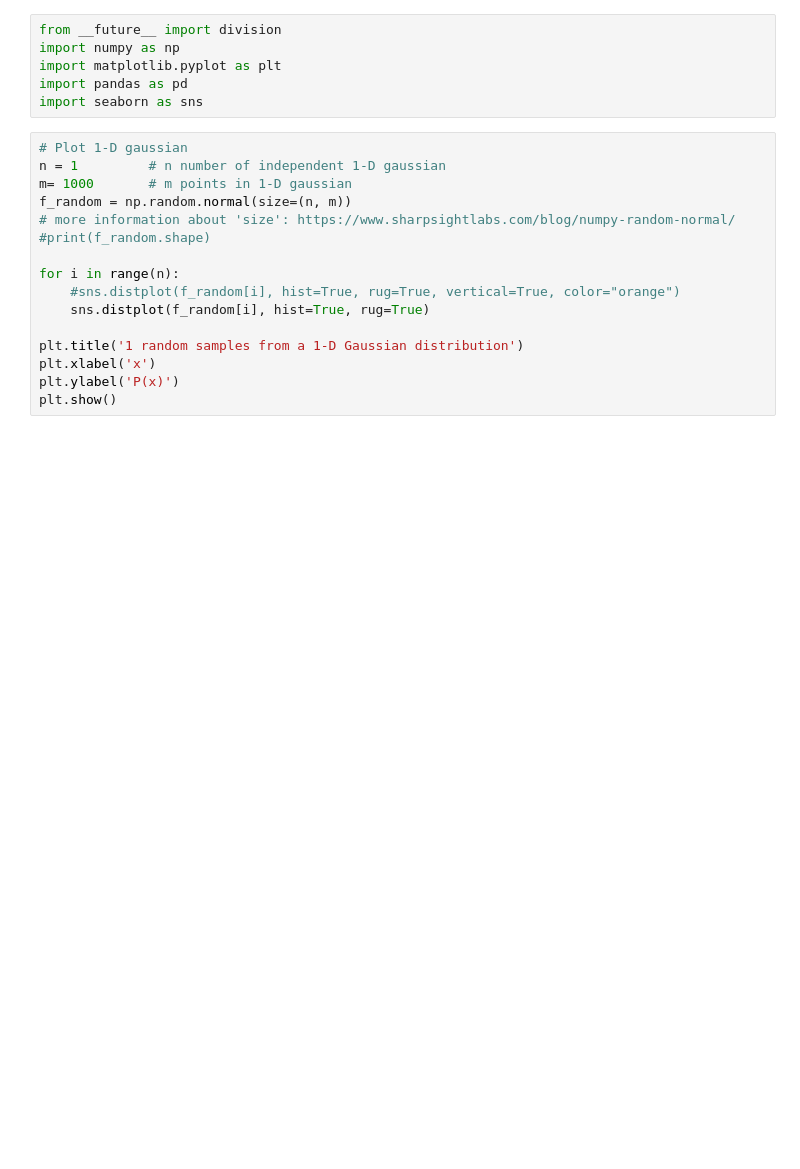
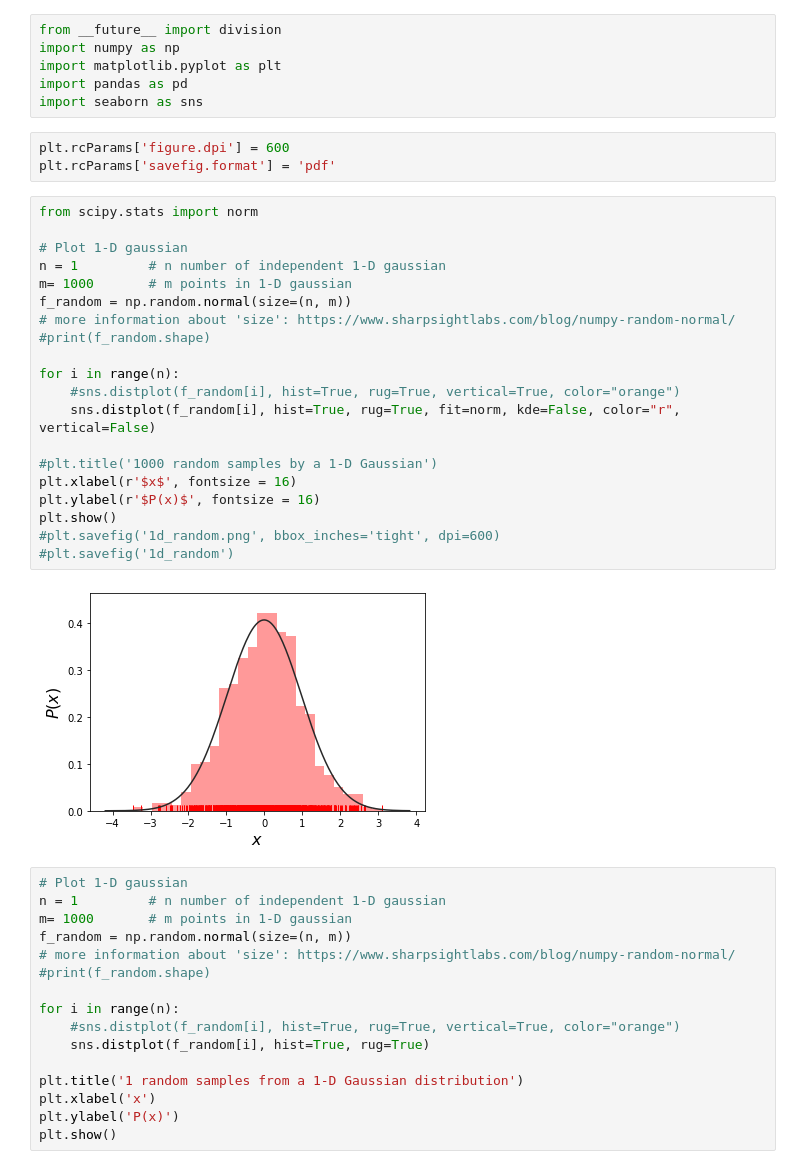
Before and after one commit to jwangjie/Gaussian-Process-Regression-Tutorial, a Jupyter notebook: gpr_tutorial.ipynb, the cells around one changed output. Drawn from its saved outputs; the diff is of its cells as text; blank space fills up the shorter version.

Commit message:
plot

```diff
--- a/gpr_tutorial.ipynb
+++ b/gpr_tutorial.ipynb
@@ -52,6 +52,31 @@ import numpy as np
 import matplotlib.pyplot as plt
 import pandas as pd
 import seaborn as sns
+# %%
+plt.rcParams['figure.dpi'] = 600
+plt.rcParams['savefig.format'] = 'pdf'
+# %%
+from scipy.stats import norm
+
+# Plot 1-D gaussian
+n = 1         # n number of independent 1-D gaussian
+m= 1000       # m points in 1-D gaussian
+f_random = np.random.normal(size=(n, m))
+# more information about 'size': https://www.sharpsightlabs.com/blog/numpy-random-normal/
+#print(f_random.shape)
+
+for i in range(n):
+    #sns.distplot(f_random[i], hist=True, rug=True, vertical=True, color="orange")
+    sns.distplot(f_random[i], hist=True, rug=True, fit=norm, kde=False, color="r", vertical=False)
+
+#plt.title('1000 random samples by a 1-D Gaussian')
+plt.xlabel(r'$x$', fontsize = 16)
+plt.ylabel(r'$P(x)$', fontsize = 16)
+plt.show()
+#plt.savefig('1d_random.png', bbox_inches='tight', dpi=600)
+#plt.savefig('1d_random')
+# %% [output]
+[figure, added]
 # %%
 # Plot 1-D gaussian
 n = 1         # n number of independent 1-D gaussian
```
